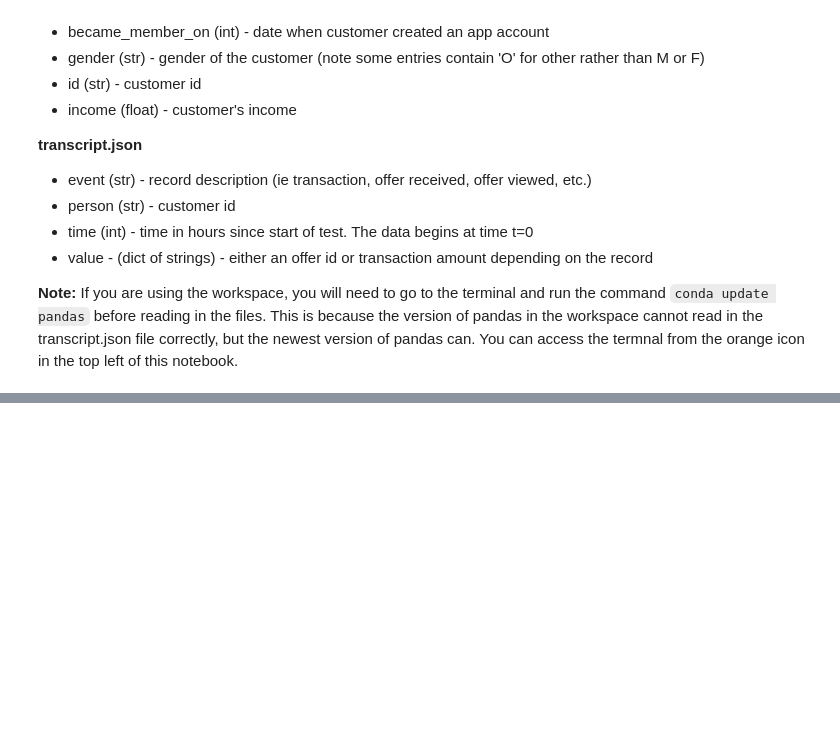
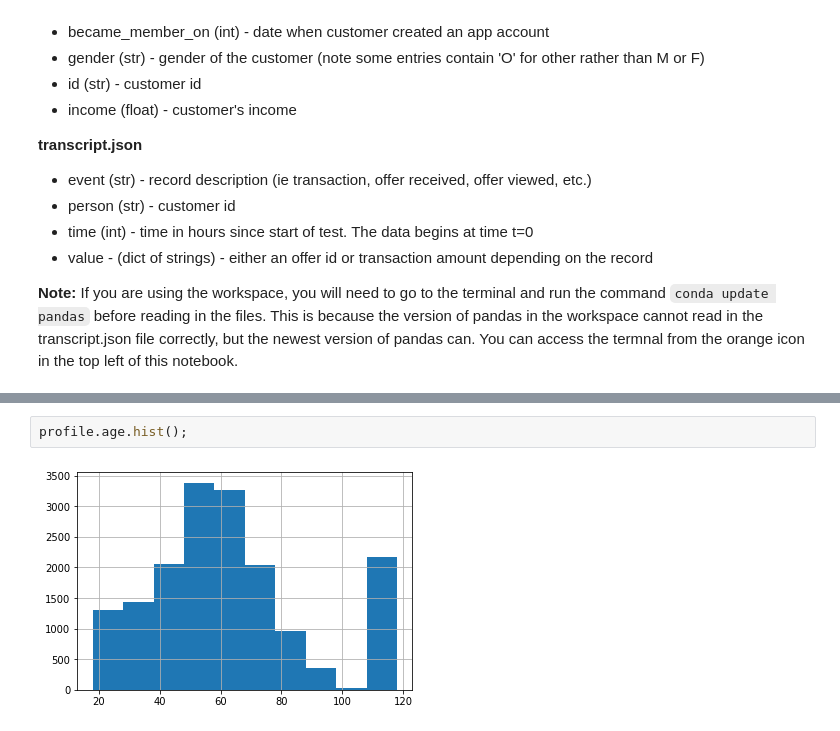
Before and after one commit to henribxn/udacityprojects_term2, a Jupyter notebook: CapstoneProject/Starbucks_Capstone_notebook.ipynb, the cells around one changed output, grey strips where cells are left out. Cells and saved outputs as stored; diff of their text form; blank space fills up the shorter version.

```diff
--- a/CapstoneProject/Starbucks_Capstone_notebook.ipynb
+++ b/CapstoneProject/Starbucks_Capstone_notebook.ipynb
@@ -92,0 +148,4 @@ NameError: name 'portfolio' is not defined
+# %%
+profile.age.hist();
+# %% [output]
+[figure, added]
```
Also changed, not shown: parts of 39 cells of this notebook.
